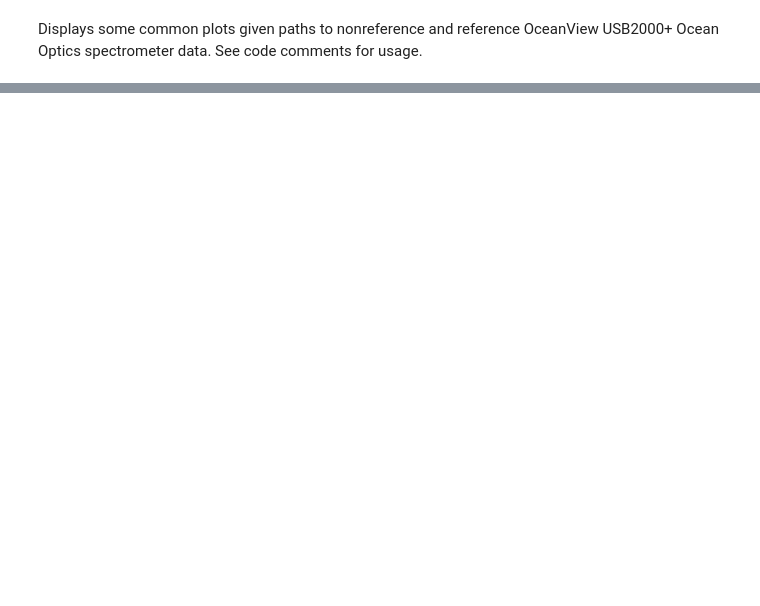
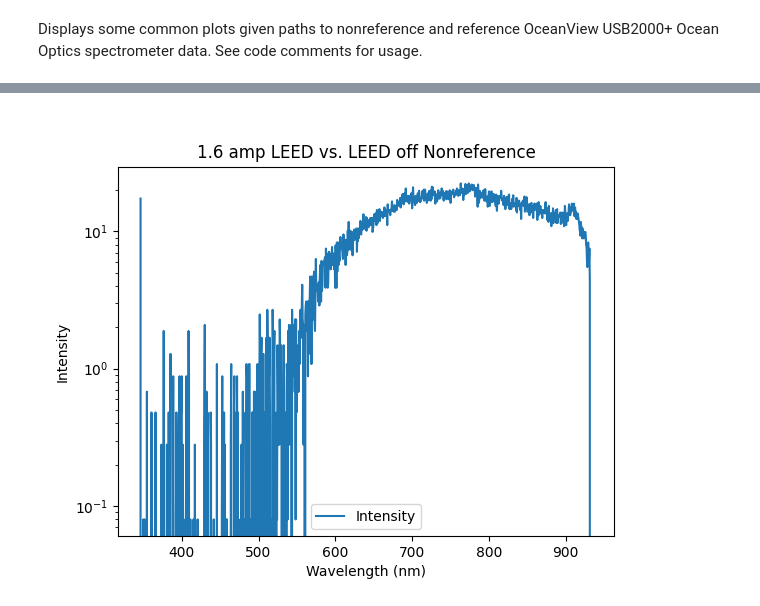
Before and after one commit to jshaughnessy24/spectrometer-graphing, a Jupyter notebook: graphing/graphing.ipynb, the cells around one changed output, grey strips where cells are left out. Drawn from its saved outputs; the diff is of its cells as text; code cells hidden in the pictures; blank space fills up the shorter version.

Commit message:
updated for blackbody curve

```diff
--- a/graphing/graphing.ipynb
+++ b/graphing/graphing.ipynb
@@ -4,6 +4,9 @@ Displays some common plots given paths to nonreference and reference OceanView U
 import pandas as pd
 import matplotlib.pyplot as plt
 from scipy.optimize import curve_fit
+import scipy.constants
+import math
+import numpy as np
 
 #  Make the notebook display matplotlib graphs
 %matplotlib widget
@@ -26,58 +29,104 @@ def read_ocean_optics(file_path):
 
 ### Displays plots that are common when given reference and nonreference data.
 ### Parameters are path_to_nonreference_data followed by path_to_reference_data followed by experiment title.
-def display_common_plots_for_reference_and_nonreference_data(path_to_nonreference_data, path_to_reference_data, title):
+def display_common_plots_for_nonreference_and_reference_data(path_to_nonreference_data, path_to_reference_data, title):
     nonreference_df = read_ocean_optics(path_to_nonreference_data)
     reference_df = read_ocean_optics(path_to_reference_data)
 
     nonreference_df.plot(x='Wavelength (nm)', kind='line', title=(title + " Nonreference"))
     plt.ylabel("Intensity")
+    plt.yscale("log")
 
     reference_df.plot(x='Wavelength (nm)', kind='line', title=(title + " Reference"))
     plt.ylabel("Intensity")
+    plt.yscale("log")
 
-    display_plot_of_scaled_data_fitted_to_reference(nonreference_df, reference_df, title)
+    display_plot_with_blackbody_fitted_to_nonreference(nonreference_df, reference_df, title)
 
 
 ### Displays plots that are common when given reference and nonreference data.
 ### Parameters are nonreference_df followed by reference_df followed by experiment title.
-def display_plot_of_scaled_data_fitted_to_reference(nonreference_df, reference_df, title):
+def display_plot_with_blackbody_fitted_to_nonreference(nonreference_df, reference_df, title):
     def scale_func(x, a):
         return a * x
 
 
     # fit data ignoring saturated values
-    filter = 415
-    popt, _ = curve_fit(scale_func, nonreference_df[nonreference_df['Wavelength (nm)'] > filter]['Intensity'], reference_df[reference_df['Wavelength (nm)'] > filter]['Intensity'])
+    # filter = 415
+    # popt, _ = curve_fit(scale_func, nonreference_df[nonreference_df['Wavelength (nm)'] > filter]['Intensity'], reference_df[reference_df['Wavelength (nm)'] > filter]['Intensity'])
 
     # popt, _ = curve_fit(scale_func, nonreference_df['Intensity'], reference_df['Intensity'])
 
+
+    nonreference_name = "1.6 amp leed"
+    reference_name = "leed off"
     scaled_data_fitted_to_reference_df = reference_df.copy()
-    scaled_data_fitted_to_reference_df.rename( columns={'Intensity': 'Reference'}, inplace=True )
-    scaled_data_fitted_to_reference_df['Nonreference'] = nonreference_df['Intensity']
-    scaled_data_fitted_to_reference_df['Scaled Nonreference'] = nonreference_df['Intensity'] * popt[0]
+    scaled_data_fitted_to_reference_df.rename( columns={'Intensity': reference_name}, inplace=True )
+    scaled_data_fitted_to_reference_df[nonreference_name] = nonreference_df['Intensity']
+    # scaled_data_fitted_to_reference_df['Scaled Nonreference'] = nonreference_df['Intensity'] * popt[0]
+
+    def blackbody_radiation_curve(wavelength, temperature):
+        wavelength_m = wavelength * 1e-9  # Convert nm to m
+
+        # Physical constants
+        h = scipy.constants.Planck  # Planck's constant
+        c = scipy.constants.speed_of_light  # Speed of light
+        k = scipy.constants.Boltzmann  # Boltzmann constant
+
+        # Blackbody radiation formula
+        intensity = (
+            # a * (2.0 * math.pi * h * c**2) / (wavelength_m**5) /
+            # (np.exp((h * c) / (wavelength_m * k * temperature)) - 1)
+
+             (2.0 * math.pi * h * c**2) / (wavelength_m**5) *
+            (np.exp(-(h * c) / (wavelength_m * k * temperature)))
+        )
+        return intensity
+
+        # return a * 2.0 * math.pi * scipy.constants.Planck * math.pow(scipy.constants.speed_of_light, 2) / ((wavelength * math.pow(10,-9))**5) / math.exp(scipy.constants.Planck*scipy.constants.speed_of_light )
+    # a * 2.0 * math.pi * scipy.constants.Planck * math.pow(scipy.constants.speed_of_light, 2) / wavelength
+    # math.pow(wavelength * 10**-9,5)
+    # / (math.pow(math.e, scipy.constants.Planck*scipy.constants.speed_of_light/(wavelength*1.380*math.pow(10.0,-23)*temperature)) - 1)
 
 
-    scaled_data_fitted_to_reference_df.plot(x='Wavelength (nm)', kind='line', title=(title + " Nonreference Scaled to Reference"))
+    # fit data ignoring saturated values
+    filter = 415
+    popt, _ = curve_fit(blackbody_radiation_curve, nonreference_df[nonreference_df['Wavelength (nm)'] > filter]['Wavelength (nm)'], nonreference_df[nonreference_df['Wavelength (nm)'] > filter]['Intensity'])
 
-    diff = reference_df.copy()
-    diff['Intensity'] = scaled_data_fitted_to_reference_df['Nonreference'] - scaled_data_fitted_to_reference_df['Reference']
-    diff.plot(x='Wavelength (nm)', kind='line', title=(title + " Difference Nonreference Scaled to Reference"))
+    # print(blackbody_radiation_curve(300,10000))
+
+    # scaled_data_fitted_to_reference_df['Blackbody curve at temperature'] = [2 * math.pi * scipy.constants.Planck *
+    #                                                                                            math.pow(scipy.constants.speed_of_light, 2) /
+    #                                                                                            (math.pow(wavelength,5) /
+    #                                                                                             math.pow(math.e, scipy.constants.Planck*scipy.constants.speed_of_light/
+    #                                                                                                      (wavelength*1.380*math.pow(10,-23)*popt)) - 1) for wavelength in nonreference_df['Wavelength (nm)']]
+    # plt.plot(nonreference_df['Wavelength (nm)'], blackbody_radiation_curve(nonreference_df['Wavelength (nm)'], popt[0], popt[1]), 'r-', label='fit: a=' )
+    scaled_data_fitted_to_reference_df['Blackbody'] = [blackbody_radiation_curve(wv, popt[0]) for wv in nonreference_df['Wavelength (nm)']]
+    scaled_data_fitted_to_reference_df.plot(x='Wavelength (nm)', kind='line', title=(title + " Nonreference and Reference"))
+    # plt.yscale("log")
+
+    # diff = reference_df.copy()
+    # diff['Intensity'] = scaled_data_fitted_to_reference_df['Nonreference'] - scaled_data_fitted_to_reference_df['Reference']
+    # diff.plot(x='Wavelength (nm)', kind='line', title=(title + " Difference Nonreference Scaled to Reference"))
 
     # plt.xlim(594, 630)
 # display common plots usage
-# display_common_plots_for_reference_and_nonreference_data((path_to_data_folder + "/12.17/ex2_stilbene_uv_center.txt"),
-#                                                          (path_to_data_folder + "/12.17/ex2_stilbene_nouv1.txt"),
-#                                                          "UV and No UV Stilbene")
-
-stilbene_uv_df = read_ocean_optics(path_to_data_folder + "/12.17/ex2_stilbene_uv_center.txt")
-stilbene_nouv_df = read_ocean_optics(path_to_data_folder + "/12.17/ex2_stilbene_nouv1.txt")
-kimtech_uv_df = read_ocean_optics(path_to_data_folder + "/12.17/ex2_kimtech_uv_center.txt")
-kimtech_nouv_df = read_ocean_optics(path_to_data_folder + "/12.17/ex2_kimtech_nouv.txt")
+display_common_plots_for_nonreference_and_reference_data((path_to_data_folder + "/1.21/1.6amps1.txt"),
+                                                         (path_to_data_folder + "/1.21/noleed1.txt"),
+                                                         "1.6 amp LEED vs. LEED off")
 
 
-nonreference_df = stilbene_uv_df - stilbene_nouv_df
-reference_df = kimtech_uv_df - kimtech_nouv_df
+# stilbene_uv_df = read_ocean_optics(path_to_data_folder + "/12.17/ex2_stilbene_uv_center.txt")
+# stilbene_nouv_df = read_ocean_optics(path_to_data_folder + "/12.17/ex2_stilbene_nouv1.txt")
+# kimtech_uv_df = read_ocean_optics(path_to_data_folder + "/12.17/ex2_kimtech_uv_center.txt")
+# kimtech_nouv_df = read_ocean_optics(path_to_data_folder + "/12.17/ex2_kimtech_nouv.txt")
 
-display_plot_of_scaled_data_fitted_to_reference(nonreference_df, reference_df, "Stilbene and Kimtech with no UV subtracted")
+
+# def plot_blackbody_radiation(temp):
+
+
+# nonreference_df = stilbene_uv_df - stilbene_nouv_df
+# reference_df = kimtech_uv_df - kimtech_nouv_df
+
+# display_plot_of_scaled_data_fitted_to_reference(nonreference_df, reference_df, "Stilbene and Kimtech with no UV subtracted")
 # %% [output]
@@ -84,0 +133 @@ ValueError: `ydata` must not be empty!
+[figure, added]
```
Also changed, not shown: parts of 3 cells of this notebook.
